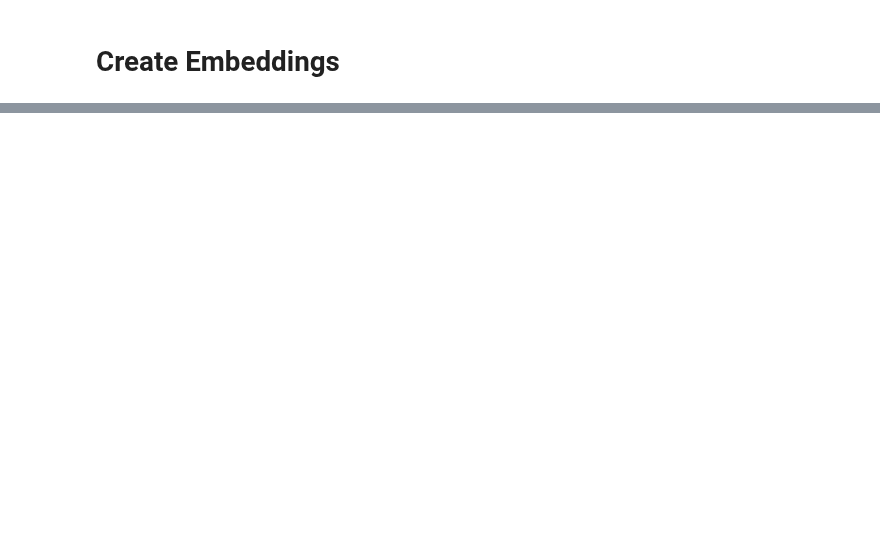
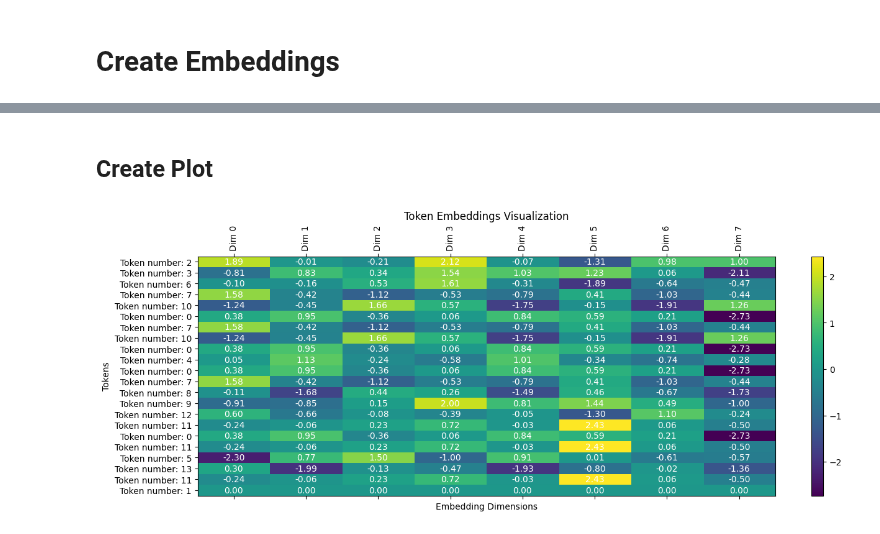
Before and after one commit to Goekdeniz-Guelmez/Let-s-train-a-simple-Neural-Net-from-Scratch, a Jupyter notebook: sinple-llm.ipynb, the cells around one changed output, grey strips where cells are left out. Cells and saved outputs as stored; diff of their text form; code cells hidden in the pictures; blank space fills up the shorter version.

Commit message:
embedding visualasion

```diff
--- a/sinple-llm.ipynb
+++ b/sinple-llm.ipynb
@@ -7,7 +9,7 @@ import torch.nn as nn
 # %% [markdown]
 # Params
 # %%
-embeddings_dimension = 16 # also known as "hidden_size" in hugginface
+embeddings_dimension = 8 # also known as "hidden_size" in hugginface
 num_attention_heads = 2
 num_transformer_blocks = 2
 max_context_lenght = 25 # also known as "max_position_embeddings" in hugginface
@@ -15,7 +17,7 @@ vocab_size = 0 # Set it to zero because it's going to update it later
 # %% [markdown]
 # Tokenisation
 # %%
-input_text = "This is a input text"
+input_text = "SThis is a input textE" # Because its a character leverl tokenizer the SOS is: S and the EOS is: E
 
 # Here w create the Tokenizer
 chars = sorted(list(set(input_text)))
@@ -32,6 +34,10 @@ detokenize = lambda l: ''.join([itos[i] for i in l]) # detokenizer: take a list
 # %%
 tokenized_input = tokenize(input_text)
+eos_token = tokenized_input[-1]
+sos_token = tokenized_input[0]
 
+print(f"eos_token: {eos_token}")
+print(f"sos_token: {sos_token}")
 print(f"The tokenized Tensor: {tokenized_input}")
 print(f"The context size of the current input text is: {len(tokenized_input)}")
 print(f"The detokenized Tensor: \"{detokenize(tokenized_input)}\"")
@@ -45,0 +52,6 @@ embeddings = nn
+# %%
+embedder = nn.Embedding(num_embeddings=vocab_size, embedding_dim=embeddings_dimension, padding_idx=eos_token)
+embeddings = embedder(torch.tensor(tokenized_input))
+
+print(f"The shape is: {embeddings.shape}")
+print(embeddings)
@@ -45,0 +76,33 @@ embeddings = nn
+# %% [markdown]
+## Create Plot
+# %%
+# Convert embeddings to numpy for visualization
+embeddings_np = embeddings.detach().numpy()
+
+# Plotting embeddings
+fig, ax = plt.subplots(figsize=(15, 5))  # Increase figure size for bigger squares
+cax = ax.matshow(embeddings_np, aspect='auto', cmap='viridis')
+
+# Add color bar for reference
+fig.colorbar(cax)
+
+# Set labels
+ax.set_xticks(np.arange(embeddings_dimension))
+ax.set_yticks(np.arange(len(tokenized_input)))
+ax.set_xticklabels([f'Dim {i}' for i in range(embeddings_dimension)])
+ax.set_yticklabels([f'Token number: {i}' for i in tokenized_input])
+
+# Rotate the tick labels and set their alignment
+plt.xticks(rotation=90)
+plt.xlabel('Embedding Dimensions')
+plt.ylabel('Tokens')
+
+# Adding numerical values to the plot
+for i in range(len(tokenized_input)):
+    for j in range(embeddings_dimension):
+        text = ax.text(j, i, f'{embeddings_np[i, j]:.2f}', ha='center', va='center', color='white')
+
+plt.title('Token Embeddings Visualization')
+plt.show()
+# %% [output]
+[figure, added]
```
Also changed, not shown: parts of 5 cells of this notebook.
